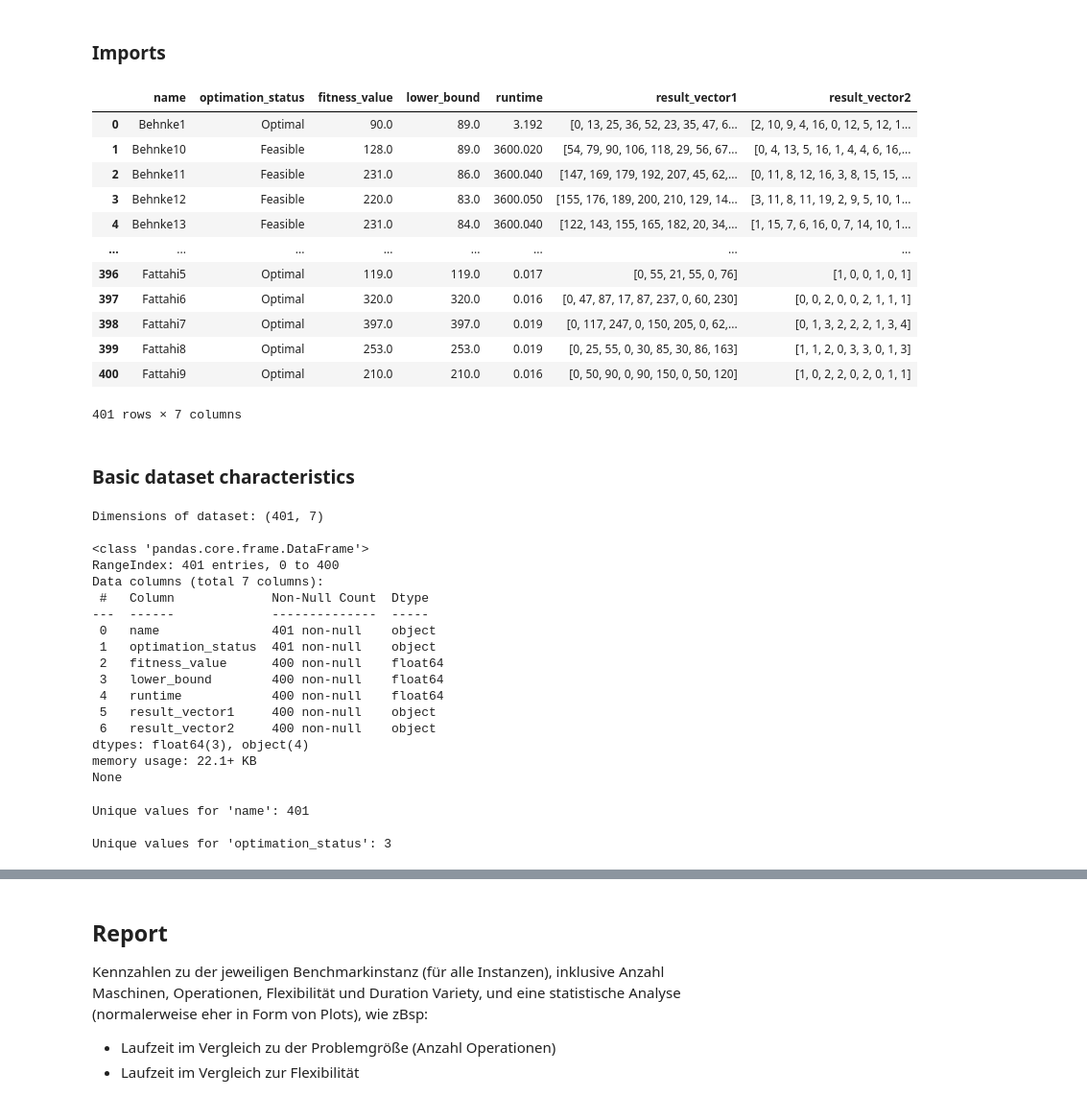
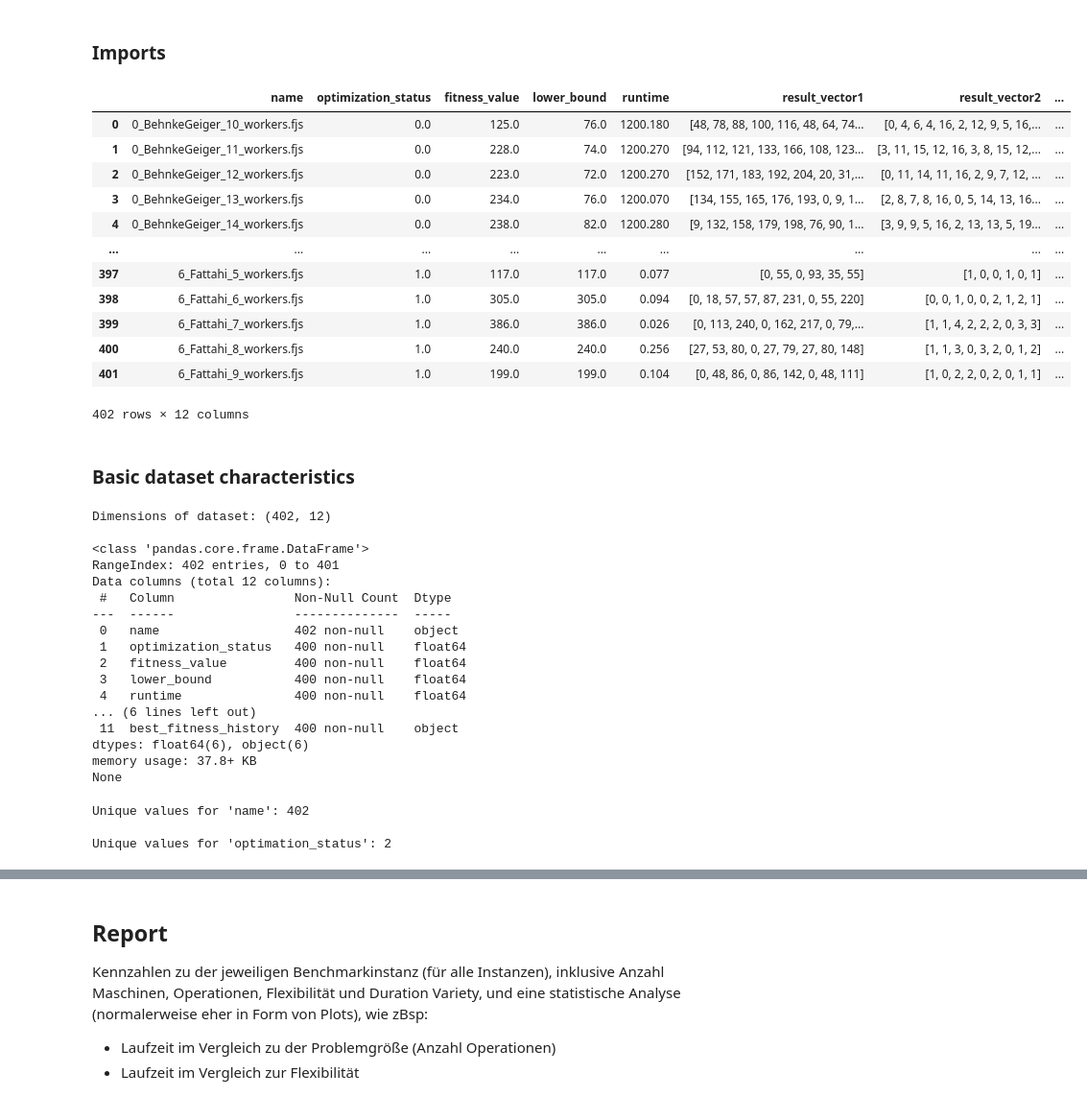
Before and after one commit to jrc-rodec/scheduling_model, a Jupyter notebook: code/analysis/analyze_results.ipynb, the cells around one changed output, grey strips where cells are left out. Shown at 96% size. Cells and saved outputs as stored; diff of their text form; code cells hidden in the pictures.

```diff
--- a/code/analysis/analyze_results.ipynb
+++ b/code/analysis/analyze_results.ipynb
@@ -12,54 +12,54 @@ from benchmarkrewriter.benchmark_parser import BenchmarkParser
 import statistics
 # %%
-file = 'cp_cplex_results.txt'
-file_content = pd.read_csv(file, names=['name','optimation_status','fitness_value','lower_bound', 'runtime', 'result_vector1', 'result_vector2'], sep=';')
+file = r'C:\Users\dhutt\Downloads\reduced\results_cplex_cp.txt'
+file_content = pd.read_csv(file, names=['name','optimization_status','fitness_value','lower_bound', 'runtime', 'result_vector1', 'result_vector2', 'result_vector3', 'peak_cpu', 'peak_ram', 'resource_history', 'best_fitness_history'], sep=';')
 data = pd.DataFrame(file_content)
 
 data
 # %% [output]
-|  | name | optimation_status | fitness_value | lower_bound | runtime | result_vector1 | result_vector2 |
-| 0 | Behnke1 | Optimal | 90.0 | 89.0 | 3.192 | [0, 13, 25, 36, 52, 23, 35, 47, 6... | [2, 10, 9, 4, 16, 0, 12, 5, 12, 1... |
-| 1 | Behnke10 | Feasible | 128.0 | 89.0 | 3600.020 | [54, 79, 90, 106, 118, 29, 56, 67... | [0, 4, 13, 5, 16, 1, 4, 4, 6, 16,... |
-| 2 | Behnke11 | Feasible | 231.0 | 86.0 | 3600.040 | [147, 169, 179, 192, 207, 45, 62,... | [0, 11, 8, 12, 16, 3, 8, 15, 15, ... |
-| 3 | Behnke12 | Feasible | 220.0 | 83.0 | 3600.050 | [155, 176, 189, 200, 210, 129, 14... | [3, 11, 8, 11, 19, 2, 9, 5, 10, 1... |
-| 4 | Behnke13 | Feasible | 231.0 | 84.0 | 3600.040 | [122, 143, 155, 165, 182, 20, 34,... | [1, 15, 7, 6, 16, 0, 7, 14, 10, 1... |
-| ... | ... | ... | ... | ... | ... | ... | ... |
-| 396 | Fattahi5 | Optimal | 119.0 | 119.0 | 0.017 | [0, 55, 21, 55, 0, 76] | [1, 0, 0, 1, 0, 1] |
-| 397 | Fattahi6 | Optimal | 320.0 | 320.0 | 0.016 | [0, 47, 87, 17, 87, 237, 0, 60, 230] | [0, 0, 2, 0, 0, 2, 1, 1, 1] |
-| 398 | Fattahi7 | Optimal | 397.0 | 397.0 | 0.019 | [0, 117, 247, 0, 150, 205, 0, 62,... | [0, 1, 3, 2, 2, 2, 1, 3, 4] |
-| 399 | Fattahi8 | Optimal | 253.0 | 253.0 | 0.019 | [0, 25, 55, 0, 30, 85, 30, 86, 163] | [1, 1, 2, 0, 3, 3, 0, 1, 3] |
-| 400 | Fattahi9 | Optimal | 210.0 | 210.0 | 0.016 | [0, 50, 90, 0, 90, 150, 0, 50, 120] | [1, 0, 2, 2, 0, 2, 0, 1, 1] |
+|  | name | optimization_status | fitness_value | lower_bound | runtime | result_vector1 | result_vector2 | ... |
+| 0 | 0_BehnkeGeiger_10_workers.fjs | 0.0 | 125.0 | 76.0 | 1200.180 | [48, 78, 88, 100, 116, 48, 64, 74... | [0, 4, 6, 4, 16, 2, 12, 9, 5, 16,... | ... |
+| 1 | 0_BehnkeGeiger_11_workers.fjs | 0.0 | 228.0 | 74.0 | 1200.270 | [94, 112, 121, 133, 166, 108, 123... | [3, 11, 15, 12, 16, 3, 8, 15, 12,... | ... |
+| 2 | 0_BehnkeGeiger_12_workers.fjs | 0.0 | 223.0 | 72.0 | 1200.270 | [152, 171, 183, 192, 204, 20, 31,... | [0, 11, 14, 11, 16, 2, 9, 7, 12, ... | ... |
+| 3 | 0_BehnkeGeiger_13_workers.fjs | 0.0 | 234.0 | 76.0 | 1200.070 | [134, 155, 165, 176, 193, 0, 9, 1... | [2, 8, 7, 8, 16, 0, 5, 14, 13, 16... | ... |
+| 4 | 0_BehnkeGeiger_14_workers.fjs | 0.0 | 238.0 | 82.0 | 1200.280 | [9, 132, 158, 179, 198, 76, 90, 1... | [3, 9, 9, 5, 16, 2, 13, 13, 5, 19... | ... |
+| ... | ... | ... | ... | ... | ... | ... | ... | ... |
+| 397 | 6_Fattahi_5_workers.fjs | 1.0 | 117.0 | 117.0 | 0.077 | [0, 55, 0, 93, 35, 55] | [1, 0, 0, 1, 0, 1] | ... |
+| 398 | 6_Fattahi_6_workers.fjs | 1.0 | 305.0 | 305.0 | 0.094 | [0, 18, 57, 57, 87, 231, 0, 55, 220] | [0, 0, 1, 0, 0, 2, 1, 2, 1] | ... |
+| 399 | 6_Fattahi_7_workers.fjs | 1.0 | 386.0 | 386.0 | 0.026 | [0, 113, 240, 0, 162, 217, 0, 79,... | [1, 1, 4, 2, 2, 2, 0, 3, 3] | ... |
+| 400 | 6_Fattahi_8_workers.fjs | 1.0 | 240.0 | 240.0 | 0.256 | [27, 53, 80, 0, 27, 79, 27, 80, 148] | [1, 1, 3, 0, 3, 2, 0, 1, 2] | ... |
+| 401 | 6_Fattahi_9_workers.fjs | 1.0 | 199.0 | 199.0 | 0.104 | [0, 48, 86, 0, 86, 142, 0, 48, 111] | [1, 0, 2, 2, 0, 2, 0, 1, 1] | ... |
-401 rows × 7 columns
+402 rows × 12 columns
 # %% [markdown]
 ### Basic dataset characteristics
 # %%
 print(f"Dimensions of dataset: {data.shape} \n")
 print(data.info())
 # %% [output]
-Dimensions of dataset: (401, 7)
+Dimensions of dataset: (402, 12)
 
 <class 'pandas.core.frame.DataFrame'>
-RangeIndex: 401 entries, 0 to 400
-Data columns (total 7 columns):
- #   Column             Non-Null Count  Dtype
----  ------             --------------  -----
- 0   name               401 non-null    object
- 1   optimation_status  401 non-null    object
- 2   fitness_value      400 non-null    float64
- 3   lower_bound        400 non-null    float64
- 4   runtime            400 non-null    float64
- 5   result_vector1     400 non-null    object
- 6   result_vector2     400 non-null    object
-dtypes: float64(3), object(4)
-memory usage: 22.1+ KB
+RangeIndex: 402 entries, 0 to 401
+Data columns (total 12 columns):
+ #   Column                Non-Null Count  Dtype
+---  ------                --------------  -----
+ 0   name                  402 non-null    object
+ 1   optimization_status   400 non-null    float64
+ 2   fitness_value         400 non-null    float64
+ 3   lower_bound           400 non-null    float64
+ 4   runtime               400 non-null    float64
+... (6 lines left out)
+ 11  best_fitness_history  400 non-null    object
+dtypes: float64(6), object(6)
+memory usage: 37.8+ KB
 None
 # %%
 print(f"\nUnique values for 'name': {data['name'].nunique()}")
-print(f"\nUnique values for 'optimation_status': {data['optimation_status'].nunique()}")
+print(f"\nUnique values for 'optimation_status': {data['optimization_status'].nunique()}")
 # %% [output]
-Unique values for 'name': 401
+Unique values for 'name': 402
 
-Unique values for 'optimation_status': 3
+Unique values for 'optimation_status': 2
 # %%
 data.describe()
 # %% [output]
```
Also changed, not shown: parts of 5 cells of this notebook, 6 other files.
